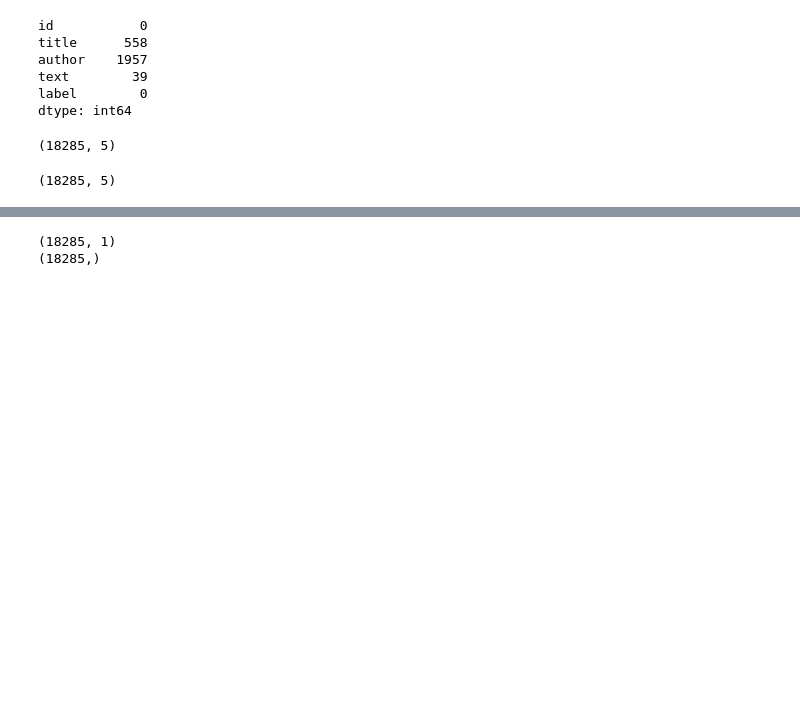
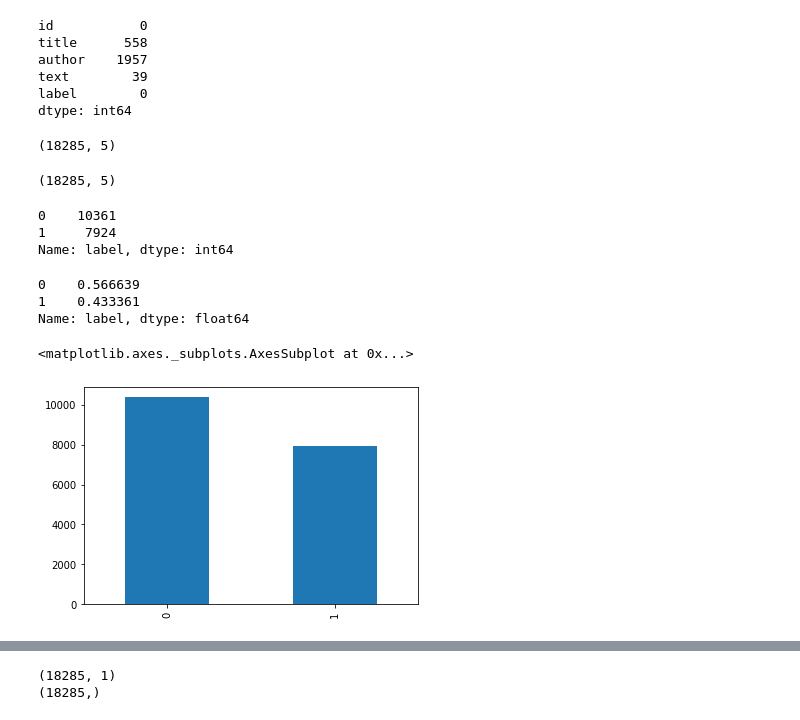
Before and after one commit to HassanSherwani/All_About_Neural_Networks, a Jupyter notebook: TensorFlow2.0/9.LSTM(2)_textclassifier.ipynb, the cells around one changed output, grey strips where cells are left out. Drawn from its saved outputs; the diff is of its cells as text; code cells hidden in the pictures; blank space fills up the shorter version.

```diff
--- a/TensorFlow2.0/9.LSTM(2)_textclassifier.ipynb
+++ b/TensorFlow2.0/9.LSTM(2)_textclassifier.ipynb
@@ -84,3 +74,21 @@ df=pd.read_csv('ready_data.csv')
 df.shape
 # %% [output]
 (18285, 5)
+# %%
+# check target variable for class balance
+df.label.value_counts()
+# %% [output]
+0    10361
+1     7924
+Name: label, dtype: int64
+# %%
+df.label.value_counts(normalize=True)
+# %% [output]
+0    0.566639
+1    0.433361
+Name: label, dtype: float64
+# %%
+df.label.value_counts().plot(kind='bar')
+# %% [output]
+<matplotlib.axes._subplots.AxesSubplot at 0x...>
+[figure, added]
```
Also changed, not shown: parts of 135 cells of this notebook.
